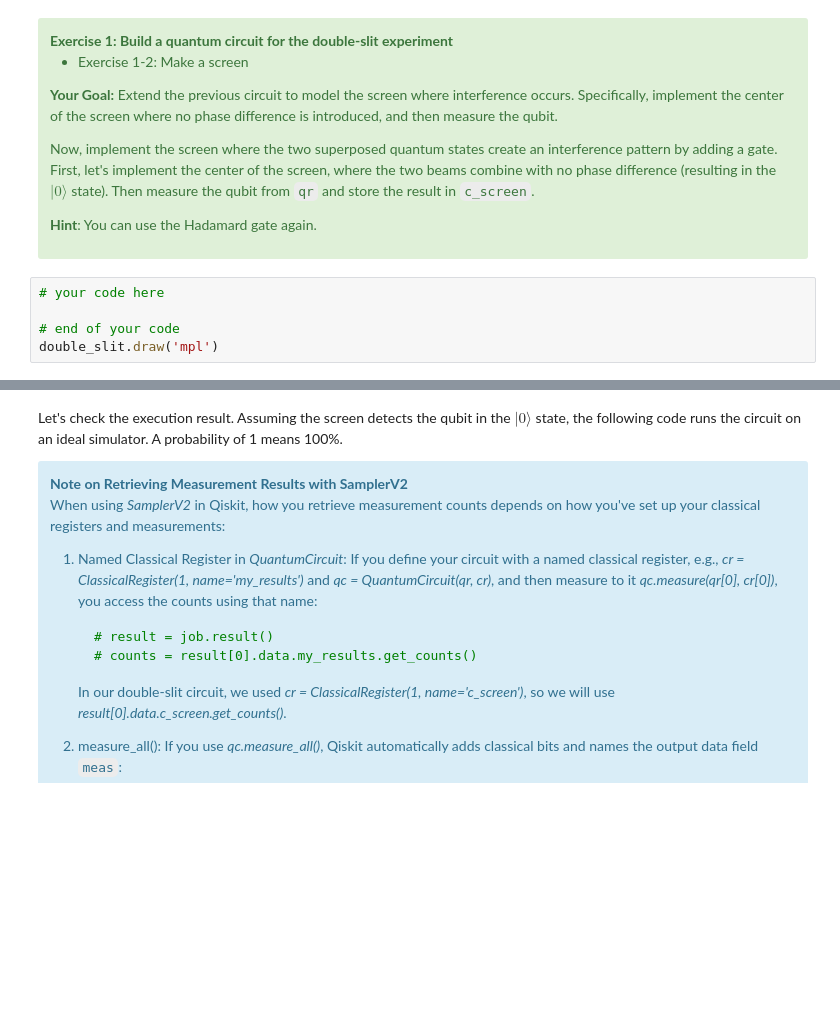
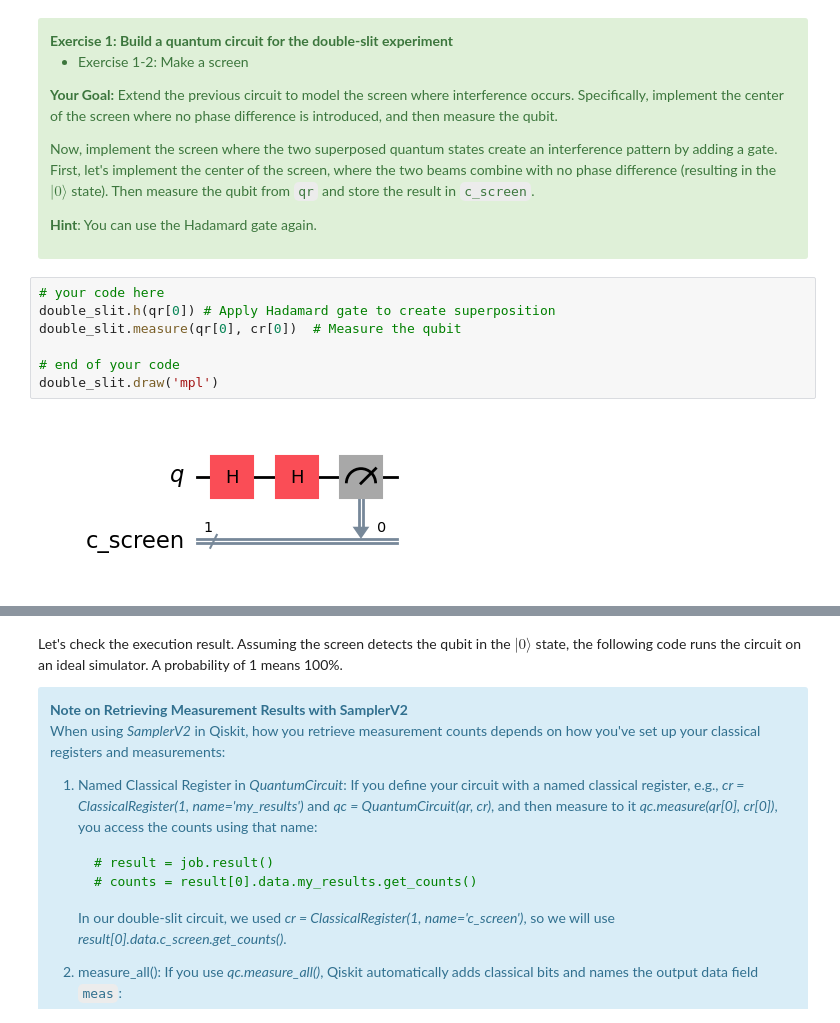
Before and after one commit to rqho/qgss-2025, a Jupyter notebook: lab-1/lab1.ipynb, the cells around one changed output, grey strips where cells are left out. Cells and saved outputs as stored; diff of their text form; blank space fills up the shorter version.

```diff
--- a/lab-1/lab1.ipynb
+++ b/lab-1/lab1.ipynb
@@ -152,9 +175,13 @@ Now, implement the screen where the two superposed quantum states create an inte
 </div>
 # %%
 # your code here
+double_slit.h(qr[0]) # Apply Hadamard gate to create superposition
+double_slit.measure(qr[0], cr[0])  # Measure the qubit
 
 # end of your code
 double_slit.draw('mpl')
+# %% [output]
+[figure, added]
 # %%
 # Submit your answer using the following code
 grade_lab1_ex1_2(double_slit)
```
Also changed, not shown: parts of 29 cells of this notebook, 1 other file.
